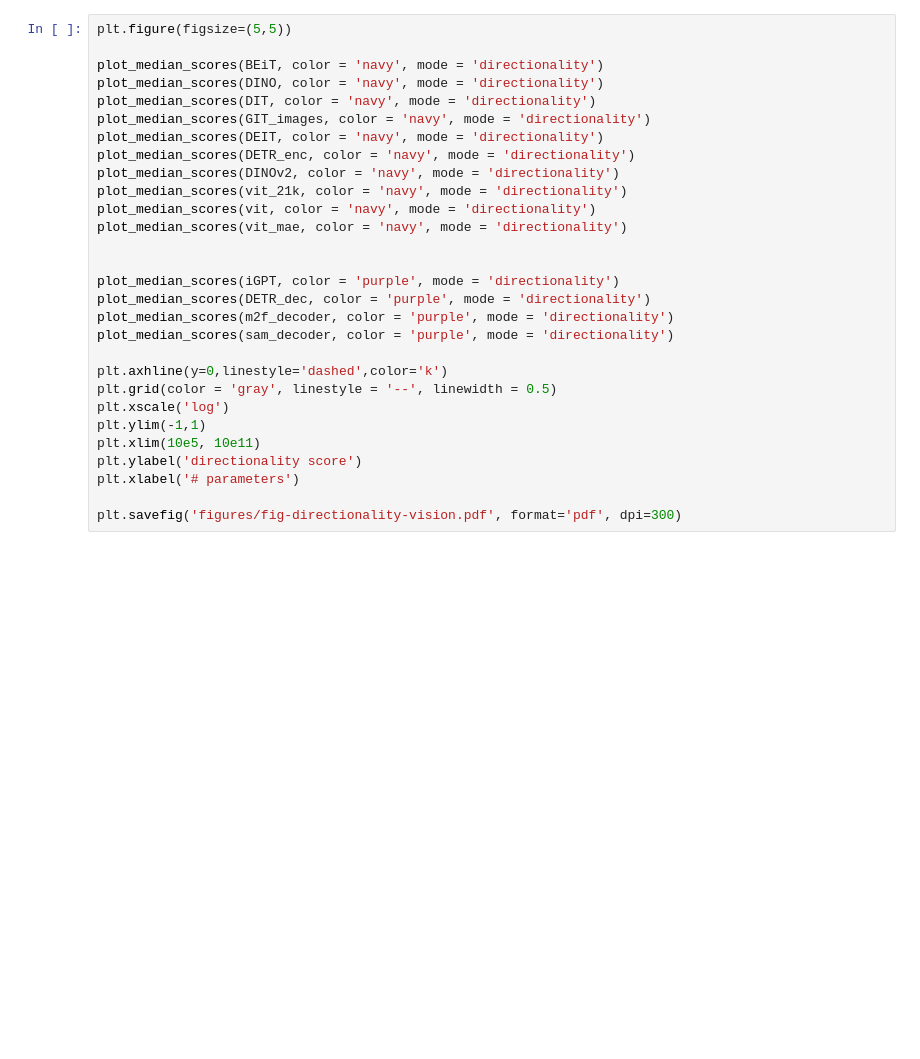
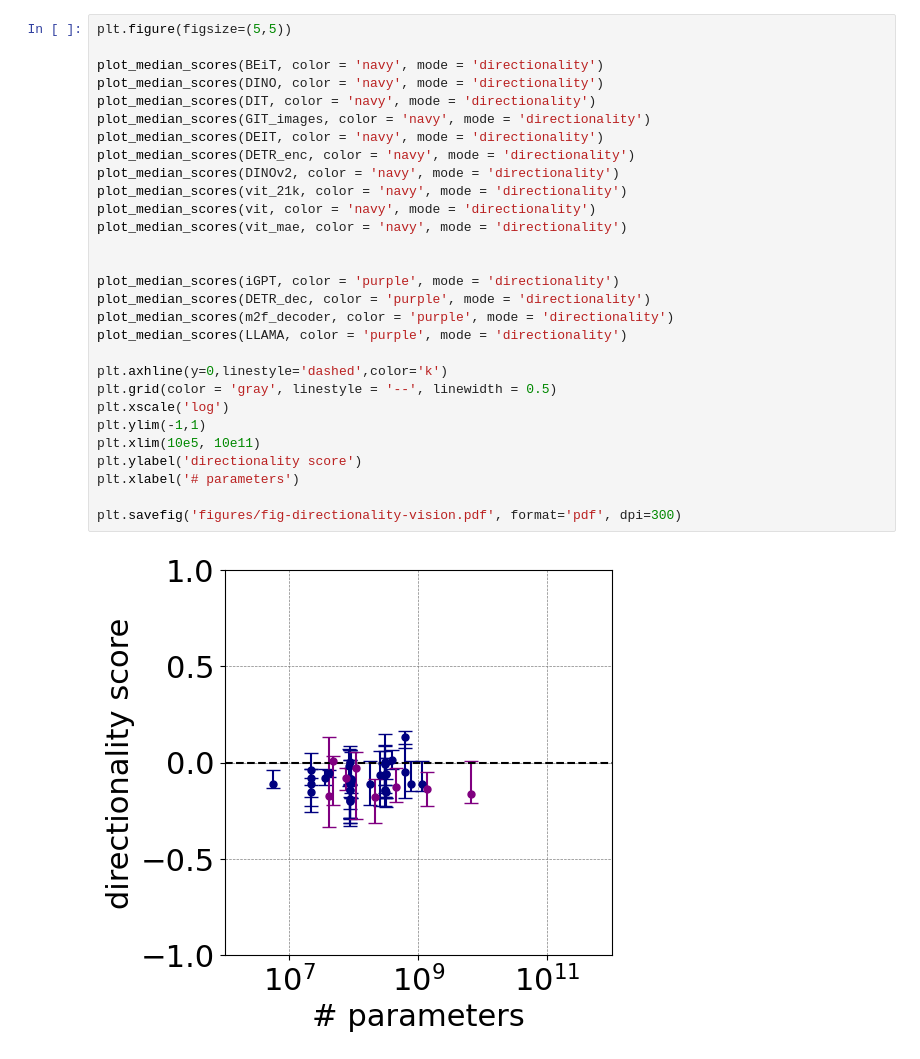
Before and after one commit to matteosaponati/attention-geometry, a Jupyter notebook: notebooks-ICML2025/suppfig-scores-vision.ipynb, the cells around one changed output. Drawn from its saved outputs; the diff is of its cells as text; blank space fills up the shorter version.

```diff
--- a/notebooks-ICML2025/suppfig-scores-vision.ipynb
+++ b/notebooks-ICML2025/suppfig-scores-vision.ipynb
@@ -66,29 +68,31 @@ plt.savefig('figures/fig-symmetry-vision.pdf', format='pdf', dpi=300)
 # %%
 plt.figure(figsize=(5,5))
 
 plot_median_scores(BEiT, color = 'navy', mode = 'directionality')
 plot_median_scores(DINO, color = 'navy', mode = 'directionality')
 plot_median_scores(DIT, color = 'navy', mode = 'directionality')
 plot_median_scores(GIT_images, color = 'navy', mode = 'directionality')
 plot_median_scores(DEIT, color = 'navy', mode = 'directionality')
 plot_median_scores(DETR_enc, color = 'navy', mode = 'directionality')
 plot_median_scores(DINOv2, color = 'navy', mode = 'directionality')
 plot_median_scores(vit_21k, color = 'navy', mode = 'directionality')
 plot_median_scores(vit, color = 'navy', mode = 'directionality')
 plot_median_scores(vit_mae, color = 'navy', mode = 'directionality')
 
 
 plot_median_scores(iGPT, color = 'purple', mode = 'directionality')
 plot_median_scores(DETR_dec, color = 'purple', mode = 'directionality')
 plot_median_scores(m2f_decoder, color = 'purple', mode = 'directionality')
-plot_median_scores(sam_decoder, color = 'purple', mode = 'directionality')
+plot_median_scores(LLAMA, color = 'purple', mode = 'directionality')
 
 plt.axhline(y=0,linestyle='dashed',color='k')
 plt.grid(color = 'gray', linestyle = '--', linewidth = 0.5)
 plt.xscale('log')
 plt.ylim(-1,1)
 plt.xlim(10e5, 10e11)
 plt.ylabel('directionality score')
 plt.xlabel('# parameters')
 
 plt.savefig('figures/fig-directionality-vision.pdf', format='pdf', dpi=300)
+# %% [output]
+[figure, added]
```
Also changed, not shown: parts of 3 cells of this notebook.
